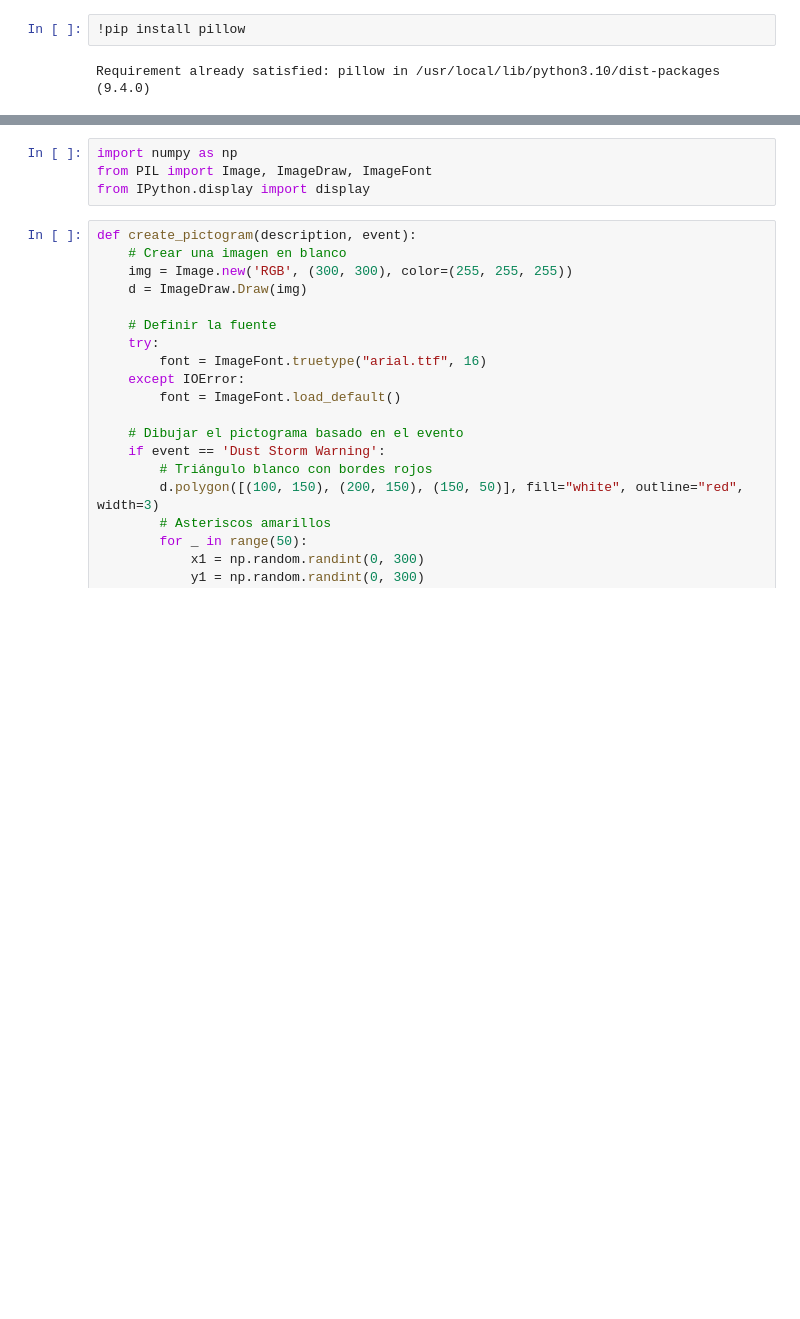
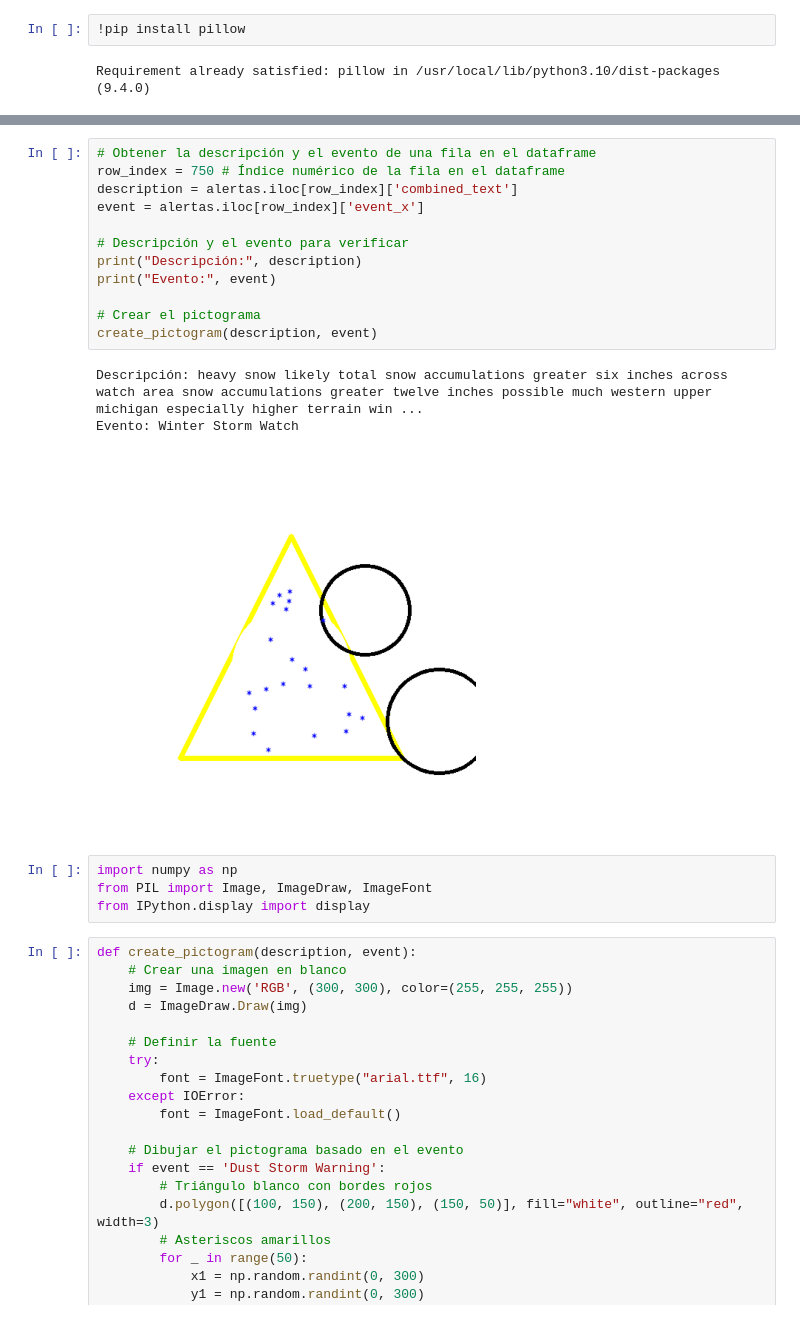
Before and after one commit to Ghisbe/Alarmas_pictogramas, a Jupyter notebook: Modelo_RNN.ipynb, the cells around one changed output, grey strips where cells are left out. Drawn from its saved outputs; the diff is of its cells as text; blank space fills up the shorter version.

Commit message:
pictograma boceto

```diff
--- a/Modelo_RNN.ipynb
+++ b/Modelo_RNN.ipynb
@@ -378,3 +471,19 @@ Requirement already satisfied: pillow in /usr/local/lib/python3.10/dist-packages
+# %%
+# Obtener la descripción y el evento de una fila en el dataframe
+row_index = 750 # Índice numérico de la fila en el dataframe
+description = alertas.iloc[row_index]['combined_text']
+event = alertas.iloc[row_index]['event_x']
+
+# Descripción y el evento para verificar
+print("Descripción:", description)
+print("Evento:", event)
+
+# Crear el pictograma
+create_pictogram(description, event)
+# %% [output]
+Descripción: heavy snow likely total snow accumulations greater six inches across watch area snow accumulations greater twelve inches possible much western upper michigan especially higher terrain win ...
+Evento: Winter Storm Watch
+[figure, added]
 # %%
 import numpy as np
 from PIL import Image, ImageDraw, ImageFont
```
Also changed, not shown: parts of 10 cells of this notebook.
